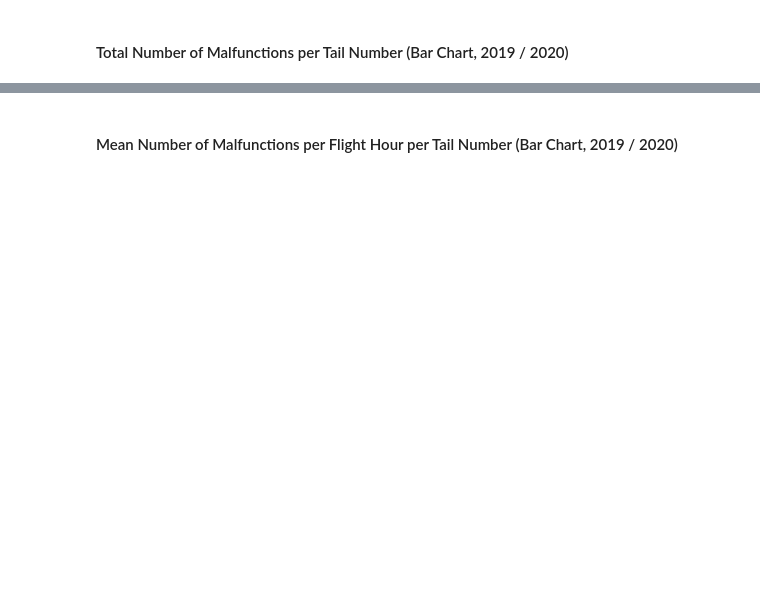
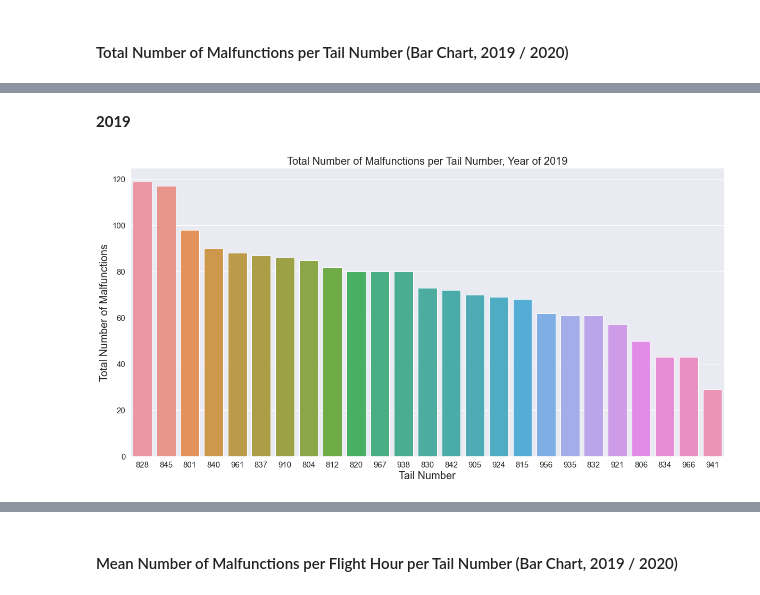
Before and after one commit to elront/Data_Sceince_Project, a Jupyter notebook: Data_science_workshop_project.ipynb, the cells around one changed output, grey strips where cells are left out. Saved outputs shown, nothing was run; the diff lists cells and outputs as text; code cells hidden in the pictures; blank space fills up the shorter version.

```diff
--- a/Data_science_workshop_project.ipynb
+++ b/Data_science_workshop_project.ipynb
@@ -1388,0 +1433,11 @@ b.tick_params(labelsize=11)
+# %% [markdown]
+**2019**
+# %%
+plt.figure(figsize=(20, 10))
+b = sns.countplot(x = 'Tail Number', data = malf_df_2019, order = malf_df_2019['Tail Number'].value_counts().index)
+b.axes.set_title("Total Number of Malfunctions per Tail Number, Year of 2019",fontsize = 20)
+b.set_xlabel("Tail Number",fontsize = 20)
+b.set_ylabel("Total Number of Malfunctions",fontsize = 20)
+b.tick_params(labelsize = 15)
+# %% [output]
+[figure, added]
```
Also changed, not shown: parts of 28 cells of this notebook.
